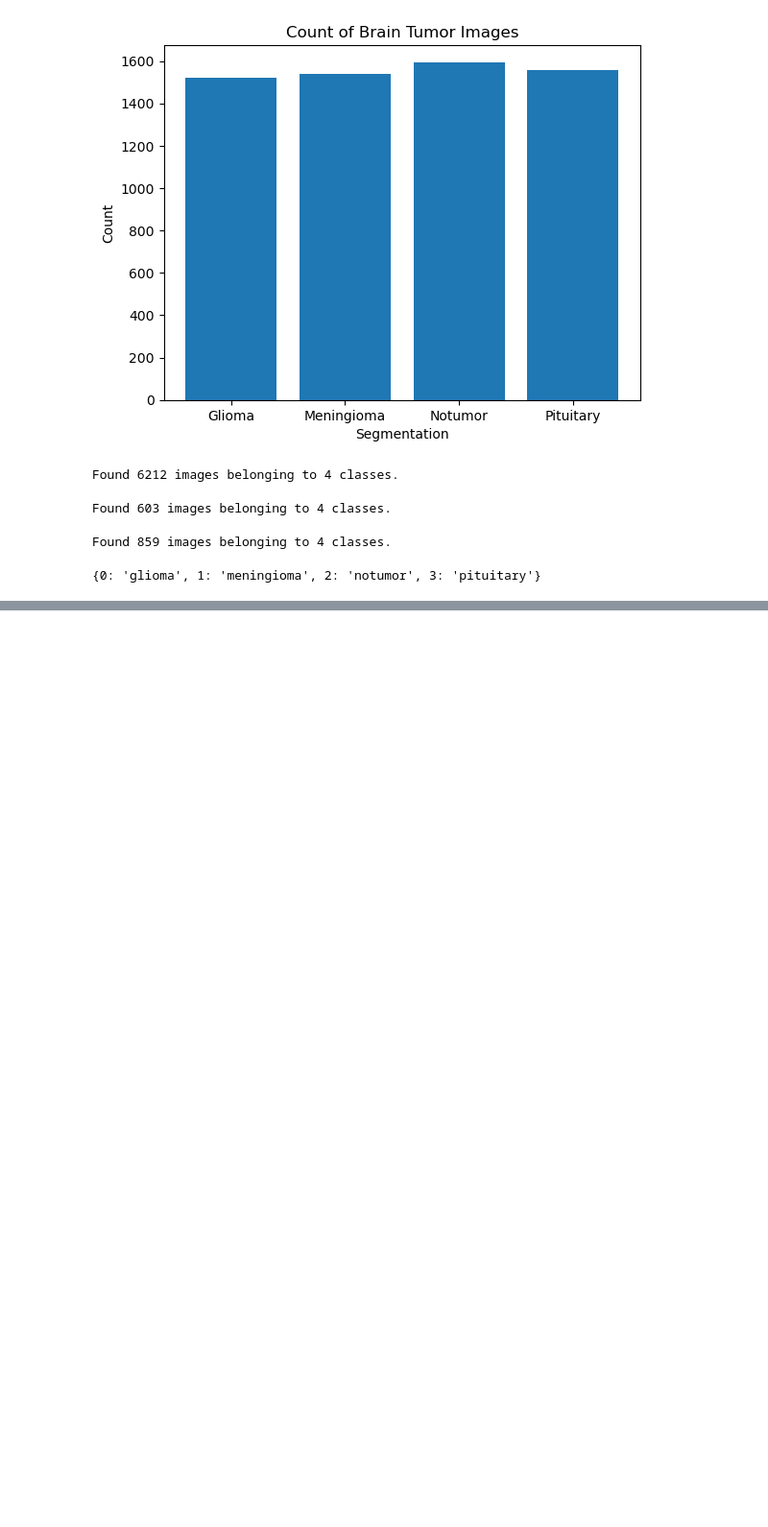
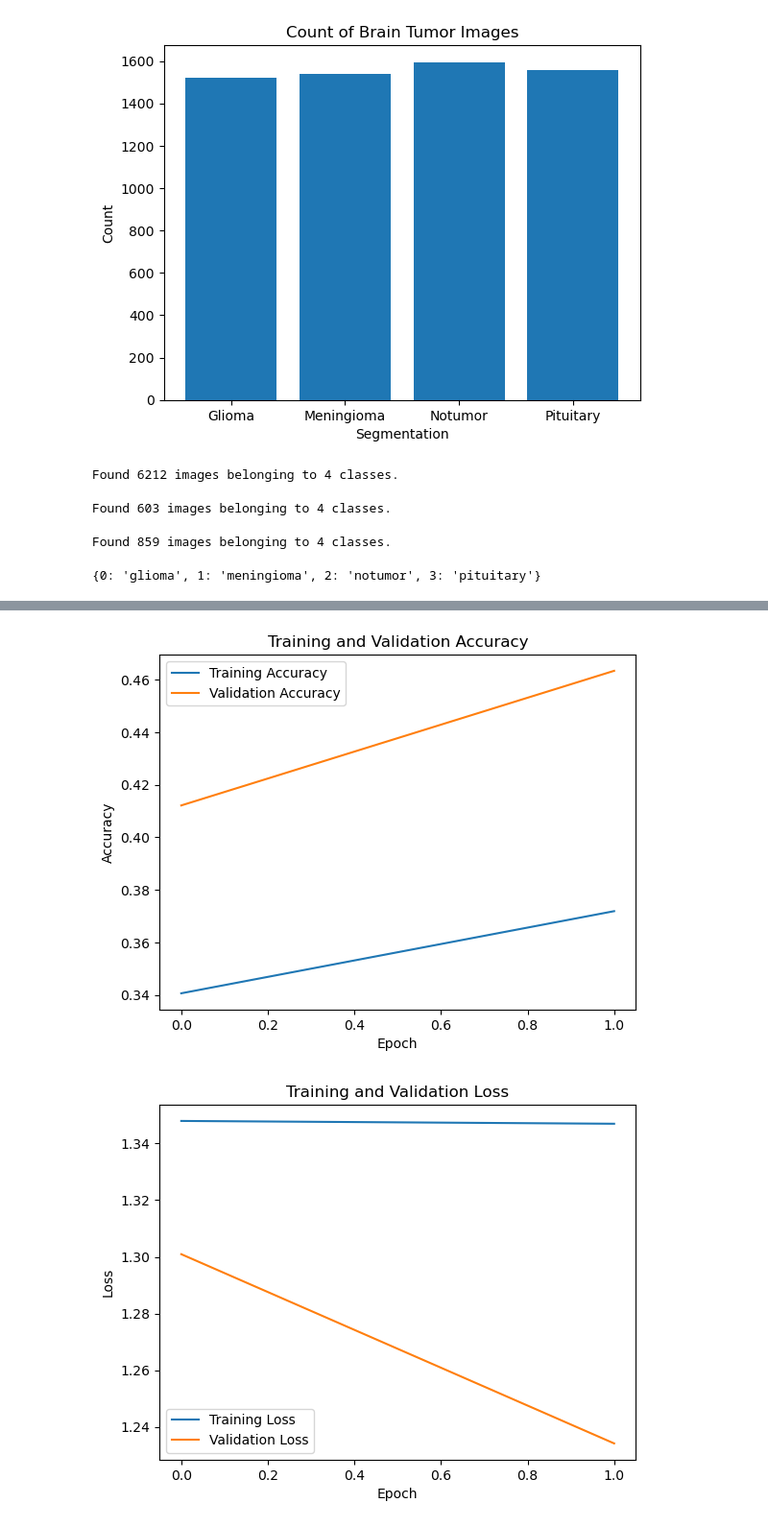
Before and after one commit to MohamedRagabAbbas/Brain-Tumor-Detection-and-Classification, a Jupyter notebook: Data Preprocessing/dataPreprocessing.ipynb, the cells around one changed output, grey strips where cells are left out. Shown at 96% size. Drawn from its saved outputs; the diff is of its cells as text; code cells hidden in the pictures; blank space fills up the shorter version.

```diff
--- a/Data Preprocessing/dataPreprocessing.ipynb
+++ b/Data Preprocessing/dataPreprocessing.ipynb
@@ -377,0 +503,19 @@ Epoch 20: val_loss did not improve from 0.50867
+# %%
+#building new model
+base_model3 = VGG19(include_top = False, input_shape=(240,240,3))
+
+# Flatten the output of VGG19 base
+flatten_layer = Flatten()(base_model.output)
+
+# Add my own classification layers
+class_1 = Dense(4608, activation = 'relu')(flatten_layer)
+drop_out = Dropout(0.2)(class_1)
+class_2 = Dense(1152, activation = 'relu')(drop_out)
+
+# Output layer
+output_layer = Dense(4, activation='softmax')(class_2)
+
+# Create model
+model_3 = Model(inputs=base_model.input, outputs=output_layer)
+model_3.load_weights('../model_weights/vgg19_model_2.weights.h5')
+print(model_3.summary())
@@ -377,0 +545,27 @@ Epoch 20: val_loss did not improve from 0.50867
+# %%
+sgd = SGD(learning_rate=0.0001, decay = 1e-6, momentum = 0.9, nesterov = True)
+model_3.compile( optimizer = sgd, loss='categorical_crossentropy', metrics=['accuracy'])
+# %%
+from tensorflow.keras.callbacks import TensorBoard
+# Define TensorBoard callback
+tensorboard_callback = TensorBoard(log_dir="./logs")
+# Train the model with TensorBoard callback
+history = model_3.fit(train_generator, steps_per_epoch=10, epochs=2, callbacks=[es, rp, tensorboard_callback], validation_data=valid_generator)
+# Plot training and validation accuracy
+plt.plot(history.history['accuracy'], label='Training Accuracy')
+plt.plot(history.history['val_accuracy'], label='Validation Accuracy')
+plt.title('Training and Validation Accuracy')
+plt.xlabel('Epoch')
+plt.ylabel('Accuracy')
+plt.legend()
+plt.show()
+
+# Plot training and validation loss
+plt.plot(history.history['loss'], label='Training Loss')
+plt.plot(history.history['val_loss'], label='Validation Loss')
+plt.title('Training and Validation Loss')
+plt.xlabel('Epoch')
+plt.ylabel('Loss')
+plt.legend()
+plt.show()
+# %% [output]
@@ -377,0 +576,2 @@ Epoch 20: val_loss did not improve from 0.50867
+[figure, added]
+[figure, added]
```
Also changed, not shown: parts of 18 cells of this notebook.
